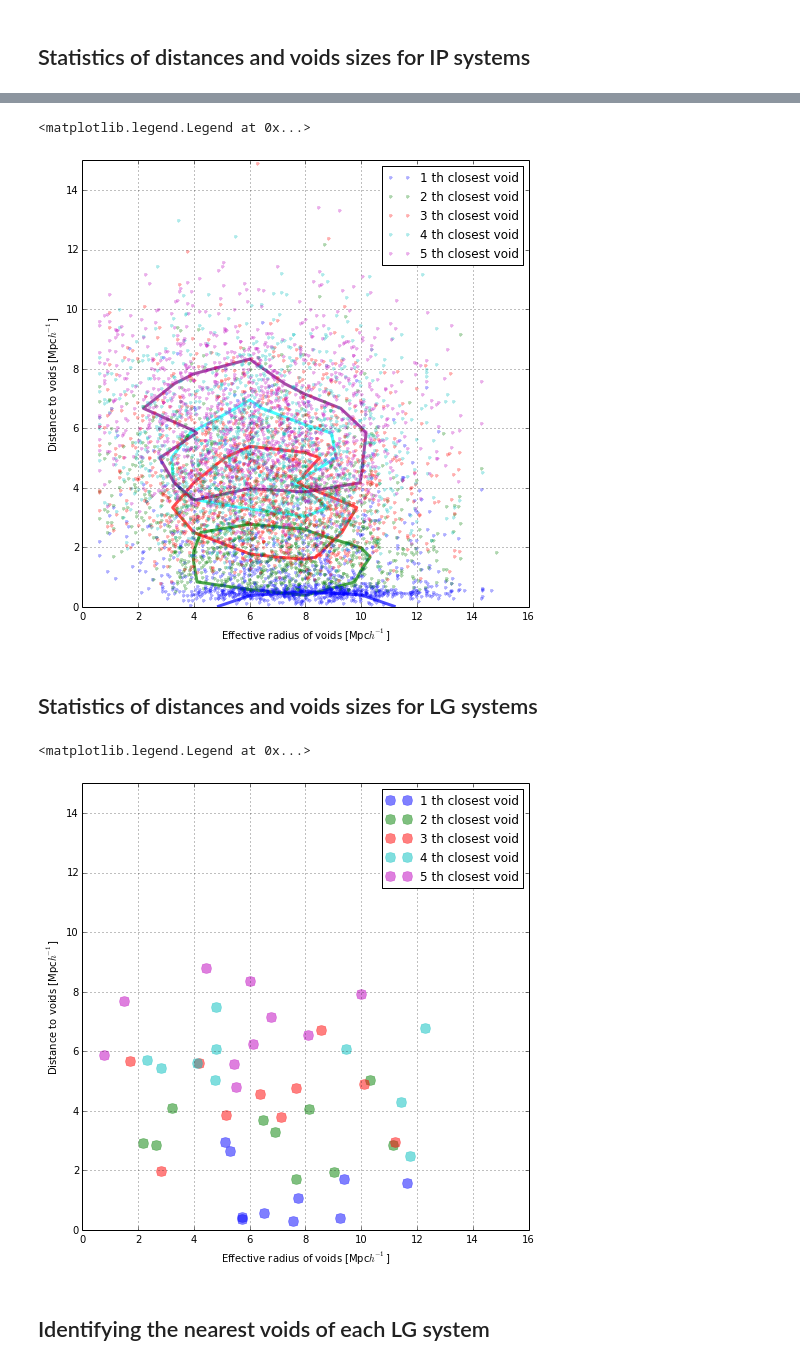
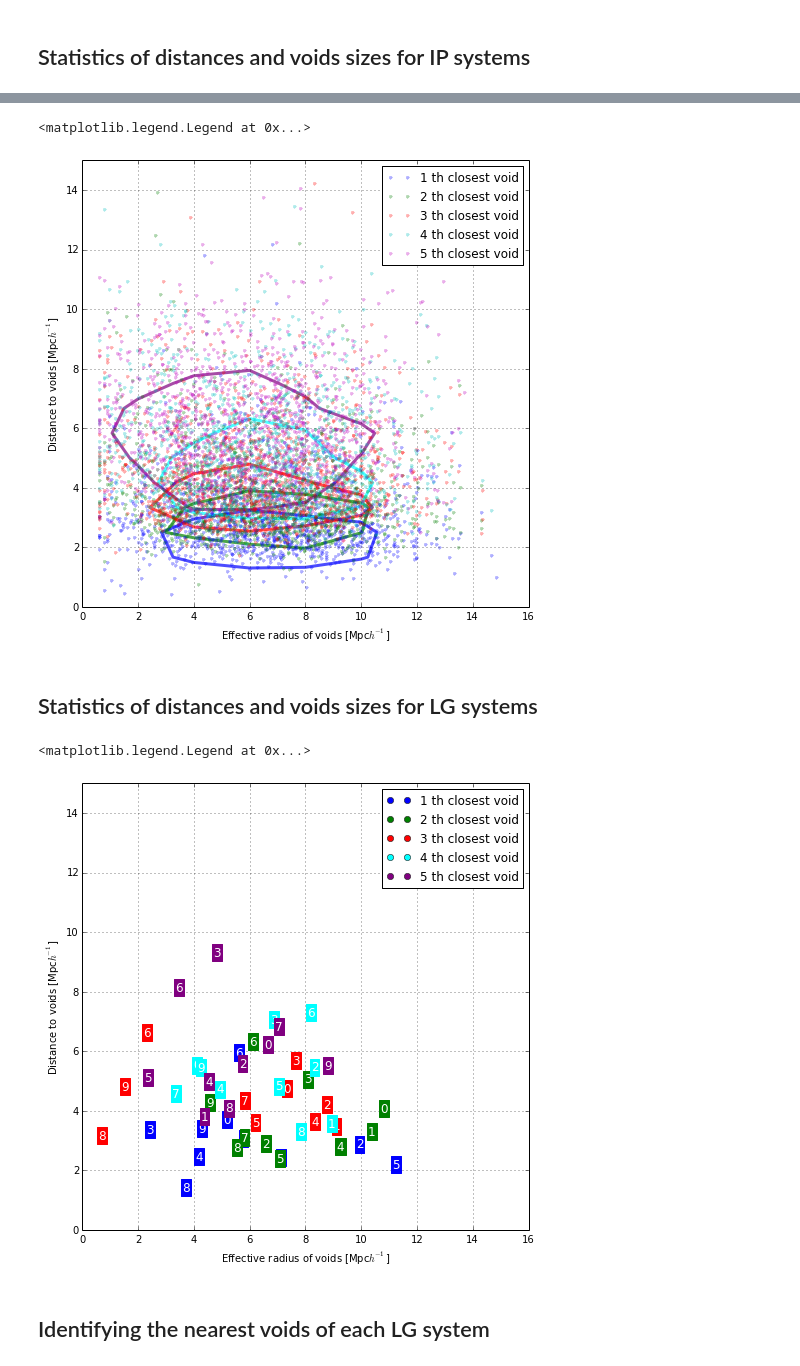
Before and after one commit to sbustamante/LGVoids, a Jupyter notebook: codes/notebook.ipynb, the cells around one changed output, grey strips where cells are left out. Drawn from its saved outputs; the diff is of its cells as text; code cells hidden in the pictures.

Commit message:
Correction of catalogue of distances. Visual of closer voids for each LG candidate.

```diff
--- a/codes/notebook.ipynb
+++ b/codes/notebook.ipynb
@@ -518,13 +560,14 @@ def r_eff(X):
 voids_distances = np.loadtxt( "%s/distance_halos_voids_Tweb.dat"%(datafold) )
 #Loading sizes of all halos
 voids_catalogue = np.loadtxt( "%s/void_sizes_Tweb.dat"%(datafold), usecols=(1,) )
-#Id of nearest void
-id_voids = voids_distances[:,1]
 
 voids_sizes = np.zeros( (len(voids_distances),5) )
+id_voids = np.zeros( (len(voids_distances),5) )
 for i in xrange(5):
     voids_distances[voids_distances[:,i*5+1]>=len(voids_catalogue),i*5+1] = 0
     voids_sizes[:,i] = r_eff(voids_catalogue[ (voids_distances[:,i*5+1]-1).astype(int) ])
+    #Id of nearest void
+    id_voids[:,i] = voids_distances[:,i*5+1]
 # %%
 #Basic histogram of distances and void size for all halos
 Nneigh = 5
@@ -601,7 +644,6 @@ Percentage of IP without 5-th neighbour = 0.10 %
 #Scatter of distances and size of voids for IP systems
 Nneigh = 5
 plt.figure( figsize=(8,8) )
-colors = ["blue", "green", "red", "cyan", "purple"]
 for i in xrange(Nneigh):
     Xr = np.linspace(0,16,10)
     Yr = np.linspace(0,15,20)
@@ -619,7 +661,7 @@ plt.grid()
 plt.legend()
 # %% [output]
 <matplotlib.legend.Legend at 0x...>
-[figure, old version]
+[figure, new version]
 # %% [markdown]
 ## Statistics of distances and voids sizes for LG systems
 # %%
@@ -629,19 +671,21 @@ lg_voids_sizes = voids_sizes[(LGpairs[:,0]-1).astype(int)]
 # %%
 #Scatter of distances and size of voids for IP systems
 Nneigh = 5
 plt.figure( figsize=(8,8) )
 for i in xrange(Nneigh):
-    plt.plot( lg_voids_sizes[:,i], lg_voids_distances[:,i*5], ".", alpha=0.5, markersize=20,\
-    label="%d th closest void"%(i+1) )
+    plt.plot( [-1,],[-1,], "o", color=colors[i], label="%d th closest void"%(i+1) )
+    for ilg in xrange(0,Nlg):
+        plt.text( lg_voids_sizes[ilg,i], lg_voids_distances[ilg,i*5], "%d"%(ilg), backgroundcolor=colors[i],\
+        color="white", fontsize=12 )
 
 plt.xlim( (0,16) )
 plt.ylim( (0,15) )
 plt.ylabel( "Distance to voids [Mpc$h^{-1}$]" )
 plt.xlabel( "Effective radius of voids [Mpc$h^{-1}$]" )
 plt.grid()
 plt.legend()
 # %% [output]
 <matplotlib.legend.Legend at 0x...>
-[figure, old version]
+[figure, new version]
 # %% [markdown]
 ## Identifying the nearest voids of each LG system
```
Also changed, not shown: parts of 36 cells of this notebook.
